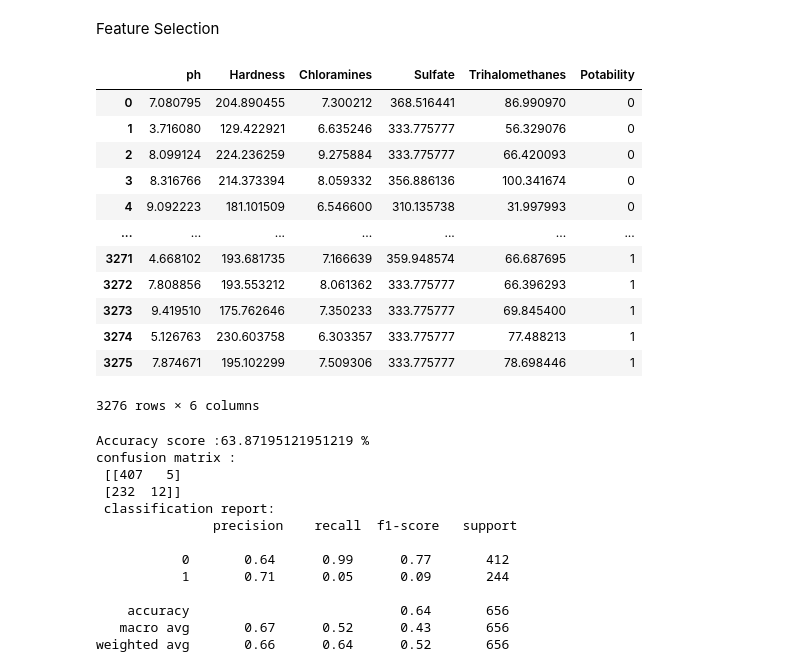
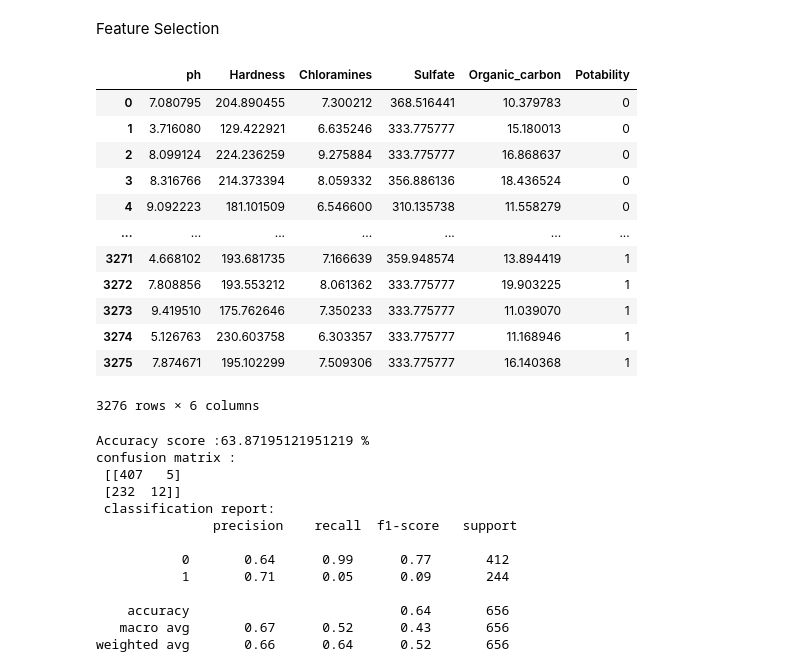
Before and after one commit to Agamjot06/project_, a Jupyter notebook: project/notebooks/water_quality_analysis.ipynb, the cells around one changed output. Cells and saved outputs as stored; diff of their text form; code cells hidden in the pictures.

```diff
--- a/project/notebooks/water_quality_analysis.ipynb
+++ b/project/notebooks/water_quality_analysis.ipynb
@@ -564,20 +564,20 @@ plt.show()
 # %% [markdown]
 Feature Selection
 # %%
-df.drop(columns=["Solids","Conductivity","Organic_carbon","Turbidity"])
+df.drop(columns=["Solids","Conductivity","Turbidity","Trihalomethanes"])
 # %% [output]
-|  | ph | Hardness | Chloramines | Sulfate | Trihalomethanes | Potability |
-| 0 | 7.080795 | 204.890455 | 7.300212 | 368.516441 | 86.990970 | 0 |
-| 1 | 3.716080 | 129.422921 | 6.635246 | 333.775777 | 56.329076 | 0 |
-| 2 | 8.099124 | 224.236259 | 9.275884 | 333.775777 | 66.420093 | 0 |
-| 3 | 8.316766 | 214.373394 | 8.059332 | 356.886136 | 100.341674 | 0 |
-| 4 | 9.092223 | 181.101509 | 6.546600 | 310.135738 | 31.997993 | 0 |
+|  | ph | Hardness | Chloramines | Sulfate | Organic_carbon | Potability |
+| 0 | 7.080795 | 204.890455 | 7.300212 | 368.516441 | 10.379783 | 0 |
+| 1 | 3.716080 | 129.422921 | 6.635246 | 333.775777 | 15.180013 | 0 |
+| 2 | 8.099124 | 224.236259 | 9.275884 | 333.775777 | 16.868637 | 0 |
+| 3 | 8.316766 | 214.373394 | 8.059332 | 356.886136 | 18.436524 | 0 |
+| 4 | 9.092223 | 181.101509 | 6.546600 | 310.135738 | 11.558279 | 0 |
 | ... | ... | ... | ... | ... | ... | ... |
-| 3271 | 4.668102 | 193.681735 | 7.166639 | 359.948574 | 66.687695 | 1 |
-| 3272 | 7.808856 | 193.553212 | 8.061362 | 333.775777 | 66.396293 | 1 |
-| 3273 | 9.419510 | 175.762646 | 7.350233 | 333.775777 | 69.845400 | 1 |
-| 3274 | 5.126763 | 230.603758 | 6.303357 | 333.775777 | 77.488213 | 1 |
-| 3275 | 7.874671 | 195.102299 | 7.509306 | 333.775777 | 78.698446 | 1 |
+| 3271 | 4.668102 | 193.681735 | 7.166639 | 359.948574 | 13.894419 | 1 |
+| 3272 | 7.808856 | 193.553212 | 8.061362 | 333.775777 | 19.903225 | 1 |
+| 3273 | 9.419510 | 175.762646 | 7.350233 | 333.775777 | 11.039070 | 1 |
+| 3274 | 5.126763 | 230.603758 | 6.303357 | 333.775777 | 11.168946 | 1 |
+| 3275 | 7.874671 | 195.102299 | 7.509306 | 333.775777 | 16.140368 | 1 |
 3276 rows × 6 columns
 # %%
 y_pred= ada.predict(x_test)
```
Also changed, not shown: parts of 4 cells of this notebook.
